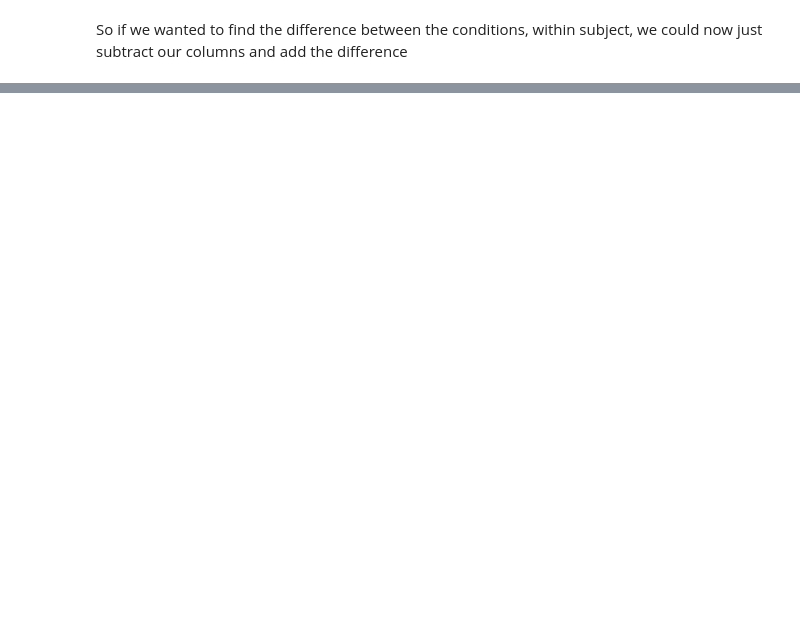
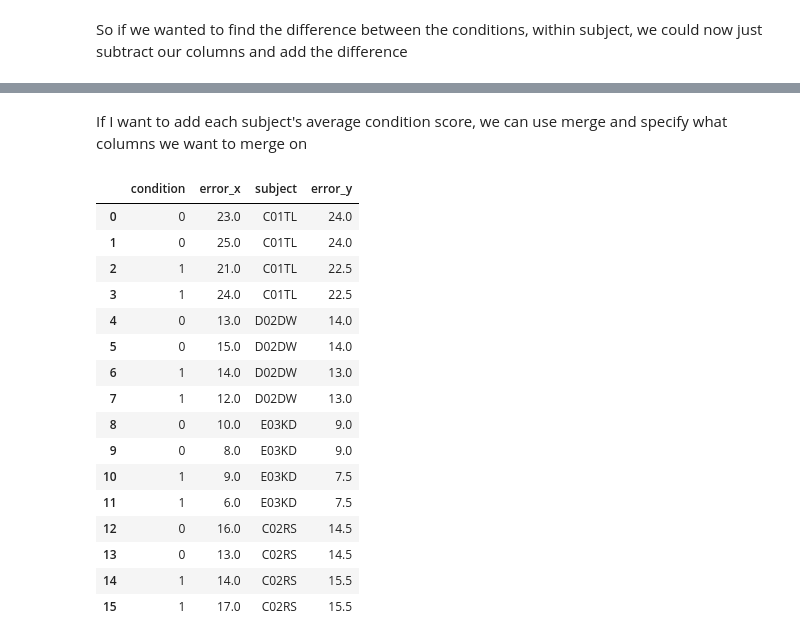
Before and after one commit to timflew/python_lessons, a Jupyter notebook: Lesson 3-pandas.ipynb, the cells around one changed output, grey strips where cells are left out. Cells and saved outputs as stored; diff of their text form; code cells hidden in the pictures; blank space fills up the shorter version.

```diff
--- a/Lesson 3-pandas.ipynb
+++ b/Lesson 3-pandas.ipynb
@@ -259,0 +308,6 @@ print sum(cond_0['error']-cond_1['error'])
+# %%
+C02RS_data={'subject':['C02RS']*4,
+           'condition':[0,1,0,1],
+           'error':[16.0,14.0,13.0,17.0]}
+exp_df=exp_df.append(pd.DataFrame(C02RS_data))
+exp_df
@@ -259,0 +337,24 @@ print sum(cond_0['error']-cond_1['error'])
+# %% [markdown]
+If I want to add each subject's average condition score, we can use merge and specify what columns we want to merge on
+# %%
+# note, i had to reset the indices of group_means because it had hierarchical column names
+# but exp_df had regular columns
+pd.merge(exp_df,group_means.reset_index(),on=['subject','condition'])
+# %% [output]
+|  | condition | error_x | subject | error_y |
+| 0 | 0 | 23.0 | C01TL | 24.0 |
+| 1 | 0 | 25.0 | C01TL | 24.0 |
+| 2 | 1 | 21.0 | C01TL | 22.5 |
+| 3 | 1 | 24.0 | C01TL | 22.5 |
+| 4 | 0 | 13.0 | D02DW | 14.0 |
+| 5 | 0 | 15.0 | D02DW | 14.0 |
+| 6 | 1 | 14.0 | D02DW | 13.0 |
+| 7 | 1 | 12.0 | D02DW | 13.0 |
+| 8 | 0 | 10.0 | E03KD | 9.0 |
+| 9 | 0 | 8.0 | E03KD | 9.0 |
+| 10 | 1 | 9.0 | E03KD | 7.5 |
+| 11 | 1 | 6.0 | E03KD | 7.5 |
+| 12 | 0 | 16.0 | C02RS | 14.5 |
+| 13 | 0 | 13.0 | C02RS | 14.5 |
+| 14 | 1 | 14.0 | C02RS | 15.5 |
+| 15 | 1 | 17.0 | C02RS | 15.5 |
```
Also changed, not shown: parts of 14 cells of this notebook.
